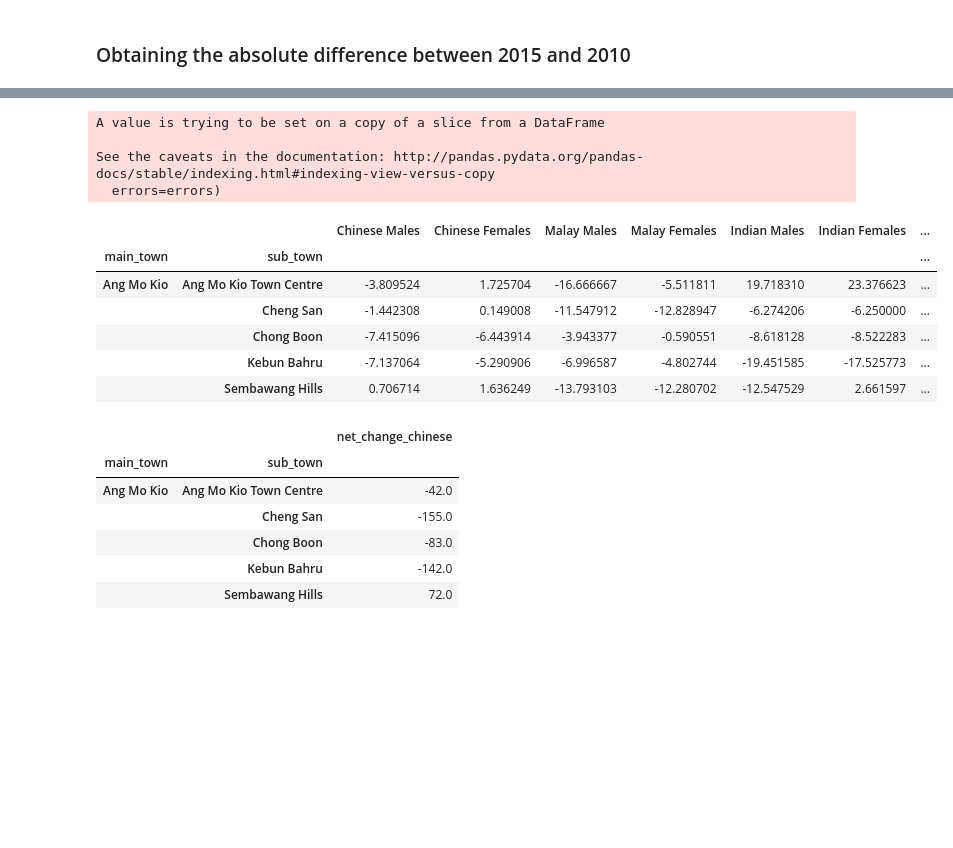
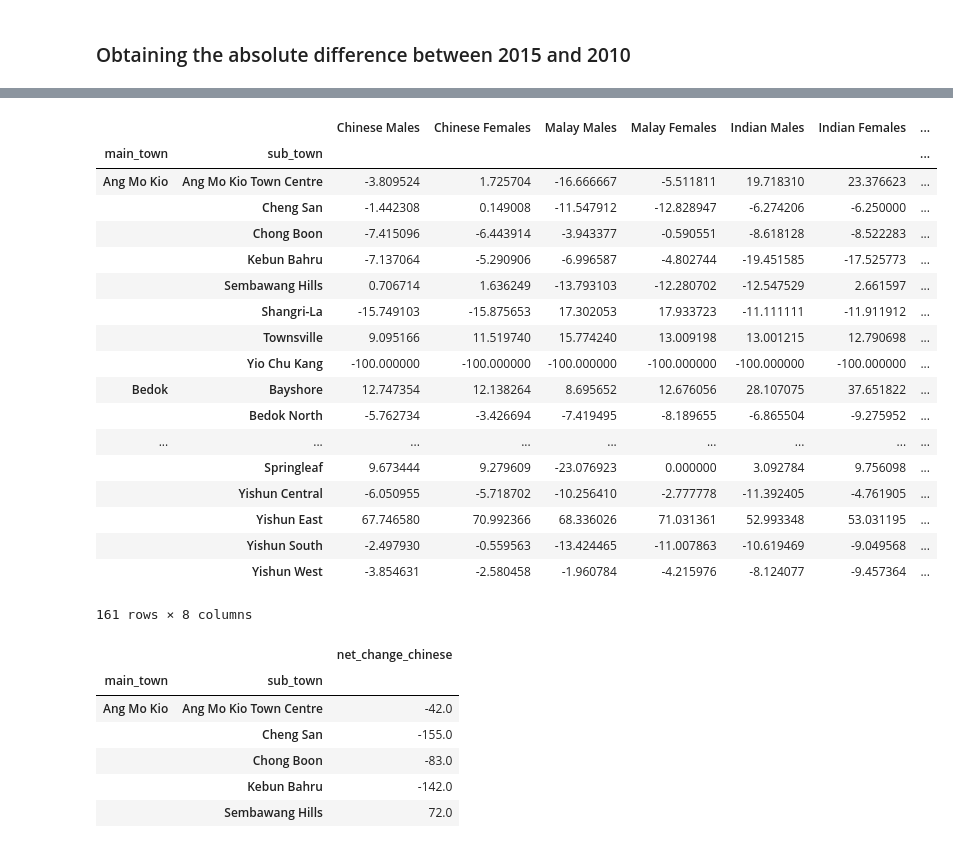
Before and after one commit to ongjx/BIA---Gerrymandering-Project, a Jupyter notebook: Household-Copy1.ipynb, the cells around one changed output, grey strips where cells are left out. Drawn from its saved outputs; the diff is of its cells as text; code cells hidden in the pictures; blank space fills up the shorter version.

```diff
--- a/Household-Copy1.ipynb
+++ b/Household-Copy1.ipynb
@@ -101,8 +67,10 @@ cols = ['Total Males', 'Total Females', 'Total Chinese',
 for i in cols:
     data_2010[i] = data_2010[i].apply(clean_comma)
 # %%
-data_2010 = data_2010.drop(data_2010[data_2010.main_town == data_2010.sub_town].index)
+# data_2010 = data_2010.drop(data_2010[data_2010.main_town == data_2010.sub_town].index)
+data_2010_main = data_2010[data_2010.main_town == data_2010.sub_town]
 # %% [markdown]
 ## Grouping subtowns into their main towns
 # %%
-df_grpby_2010 = data_2010.groupby(['main_town','sub_town']).sum()
+df_grpby_2010 = data_2010.groupby(['main_town']).sum()
+df_grpby_2010
@@ -206,9 +170,10 @@ data_2015.head()
 # %%
-data_2015 = data_2015.drop(data_2015[data_2015.main_town == data_2015.sub_town].index)
+# data_2015 = data_2015.drop(data_2015[data_2015.main_town == data_2015.sub_town].index)
+data_2015_main = data_2015[data_2015.main_town == data_2015.sub_town]
 # %% [markdown]
 ### Grouping subtowns into their main towns
 # %%
-df_grpby_2015 = data_2015.groupby(['main_town','sub_town'], as_index=True).sum()
+df_grpby_2015 = data_2015_main.groupby(['main_town'], as_index=True).sum()
 # %%
 df_grpby_2015
 # %% [output]
@@ -319,28 +318,35 @@ difference_df = df_grpby_2015-df_grpby_2010
 difference_clean = difference_df.dropna()
 # %%
 difference_clean.columns
-difference_clean.drop(['Total Males',"Total Females","Total Chinese", "Total Malays","Total Indians","Total Others"], axis = 1,inplace=True)
+difference_clean = difference_clean.drop(['Total Males',"Total Females","Total Chinese", "Total Malays","Total Indians","Total Others"], axis = 1)
-# %% [output]
-A value is trying to be set on a copy of a slice from a DataFrame
-
-See the caveats in the documentation: http://pandas.pydata.org/pandas-docs/stable/indexing.html#indexing-view-versus-copy
-  errors=errors)
 # %%
 # difference_clean[['Chinese Males', "Chinese Females"]]
 # %%
 difference_df_perc = (df_grpby_2015-df_grpby_2010)/df_grpby_2010*100
 # difference_df_perc.head()
 difference_df_perc.dropna(inplace=True)
 difference_df_perc.drop(['Total Males',"Total Females","Total Chinese", "Total Malays","Total Indians","Total Others"], axis = 1,inplace=True)
-difference_df_perc.head()
+difference_df_perc
 # %% [output]
 |  |  | Chinese Males | Chinese Females | Malay Males | Malay Females | Indian Males | Indian Females | ... |
 | main_town | sub_town |  |  |  |  |  |  | ... |
 | Ang Mo Kio | Ang Mo Kio Town Centre | -3.809524 | 1.725704 | -16.666667 | -5.511811 | 19.718310 | 23.376623 | ... |
 |  | Cheng San | -1.442308 | 0.149008 | -11.547912 | -12.828947 | -6.274206 | -6.250000 | ... |
 |  | Chong Boon | -7.415096 | -6.443914 | -3.943377 | -0.590551 | -8.618128 | -8.522283 | ... |
 |  | Kebun Bahru | -7.137064 | -5.290906 | -6.996587 | -4.802744 | -19.451585 | -17.525773 | ... |
 |  | Sembawang Hills | 0.706714 | 1.636249 | -13.793103 | -12.280702 | -12.547529 | 2.661597 | ... |
+|  | Shangri-La | -15.749103 | -15.875653 | 17.302053 | 17.933723 | -11.111111 | -11.911912 | ... |
+|  | Townsville | 9.095166 | 11.519740 | 15.774240 | 13.009198 | 13.001215 | 12.790698 | ... |
+|  | Yio Chu Kang | -100.000000 | -100.000000 | -100.000000 | -100.000000 | -100.000000 | -100.000000 | ... |
+| Bedok | Bayshore | 12.747354 | 12.138264 | 8.695652 | 12.676056 | 28.107075 | 37.651822 | ... |
+|  | Bedok North | -5.762734 | -3.426694 | -7.419495 | -8.189655 | -6.865504 | -9.275952 | ... |
+| ... | ... | ... | ... | ... | ... | ... | ... | ... |
+|  | Springleaf | 9.673444 | 9.279609 | -23.076923 | 0.000000 | 3.092784 | 9.756098 | ... |
+|  | Yishun Central | -6.050955 | -5.718702 | -10.256410 | -2.777778 | -11.392405 | -4.761905 | ... |
+|  | Yishun East | 67.746580 | 70.992366 | 68.336026 | 71.031361 | 52.993348 | 53.031195 | ... |
+|  | Yishun South | -2.497930 | -0.559563 | -13.424465 | -11.007863 | -10.619469 | -9.049568 | ... |
+|  | Yishun West | -3.854631 | -2.580458 | -1.960784 | -4.215976 | -8.124077 | -9.457364 | ... |
+161 rows × 8 columns
 # %%
 def summation(col1, col2):
     if col1 < 0 and col2 < 0:
```
Also changed, not shown: parts of 25 cells of this notebook, 2 other files.
